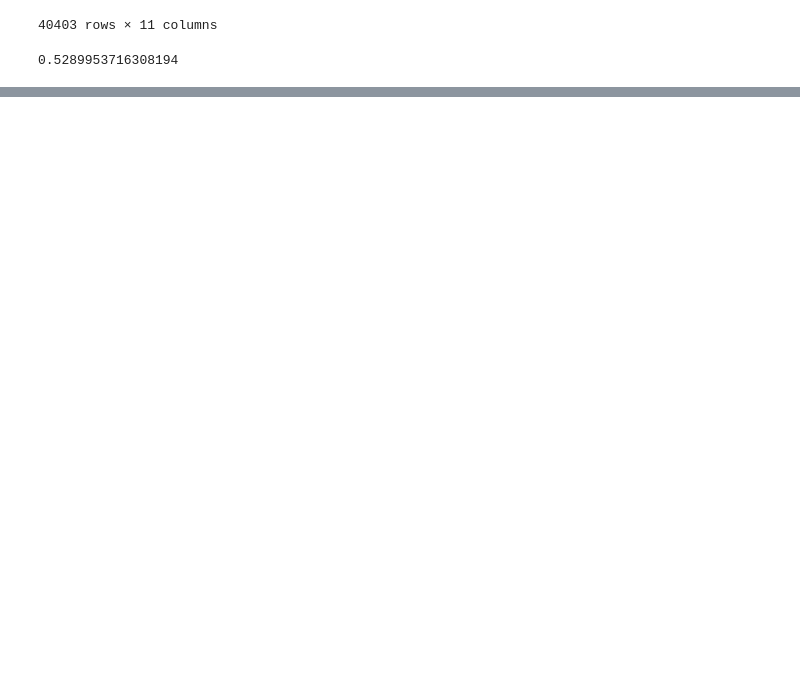
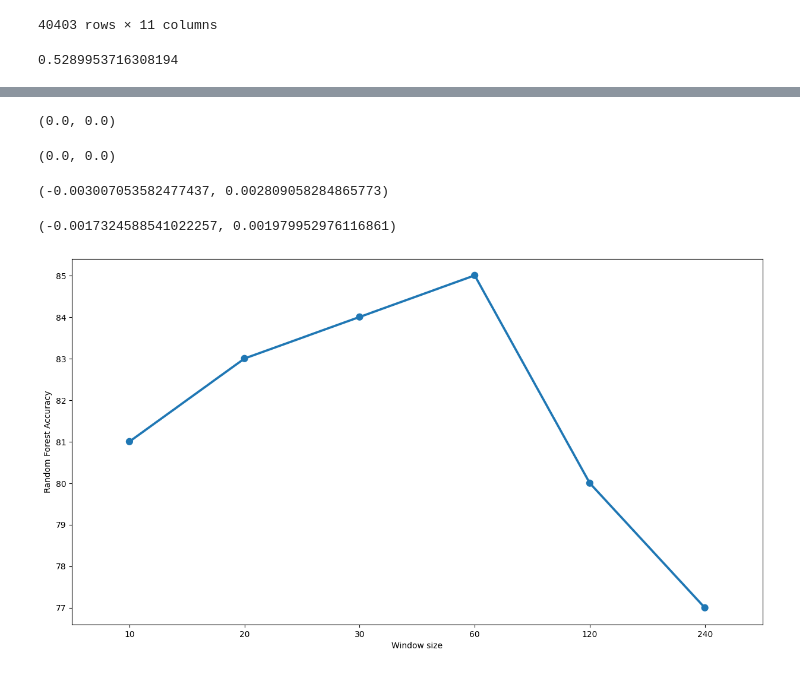
Before and after one commit to ksh914/hanhwa, a Jupyter notebook: machine_learning.ipynb, the cells around one changed output, grey strips where cells are left out. Cells and saved outputs as stored; diff of their text form; code cells hidden in the pictures; blank space fills up the shorter version.

```diff
--- a/machine_learning.ipynb
+++ b/machine_learning.ipynb
@@ -415,0 +487,28 @@ print("RFC", accuracy_score(clf_predict, y_test))
+# %%
+np.mean(KN) - np.max(KN), np.mean(KN) - np.min(KN)
+# %% [output]
+(0.0, 0.0)
+# %%
+np.mean(LGBM) - np.max(LGBM), np.mean(LGBM) - np.min(LGBM)
+# %% [output]
+(0.0, 0.0)
+# %%
+np.mean(DTC) - np.max(DTC), np.mean(DTC) - np.min(DTC)
+# %% [output]
+(-0.003007053582477437, 0.002809058284865773)
+# %%
+np.mean(RFC) - np.max(RFC), np.mean(RFC) - np.min(RFC)
+# %% [output]
+(-0.0017324588541022257, 0.001979952976116861)
+# %%
+x_axis = [10,20,30,60,120,240]
+y_axis = [81, 83, 84, 85, 80, 77]
+# %%
+plt.figure(figsize = (15,8))
+g = sns.pointplot(x = x_axis, y = y_axis)
+plt.xlabel('Window size')
+plt.ylabel('Random Forest Accuracy')
+g.set_xticklabels(['10','20','30','60','120','240'])
+plt.show()
+# %% [output]
+[figure, added]
```
Also changed, not shown: parts of 11 cells of this notebook.
